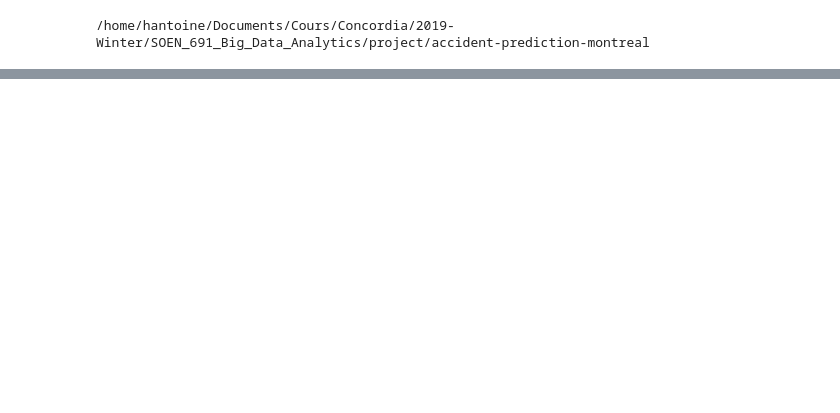
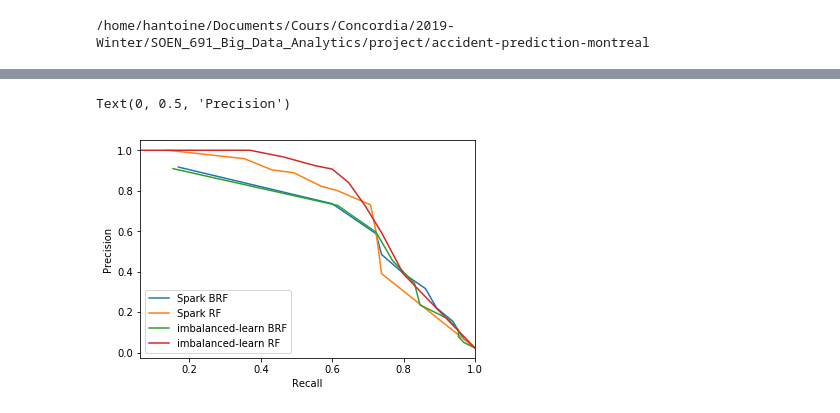
Before and after one commit to big-data-lab-team/accident-prediction-montreal, a Jupyter notebook: notebooks/test_BRF.ipynb, the cells around one changed output, grey strips where cells are left out. Drawn from its saved outputs; the diff is of its cells as text; code cells hidden in the pictures; blank space fills up the shorter version.

Commit message:
Add notebook for results figure

```diff
--- a/notebooks/test_BRF.ipynb
+++ b/notebooks/test_BRF.ipynb
@@ -170,0 +136,20 @@ F1 score = 0.8909451530194905
+# %%
+from random_forest import compute_threshold_dependent_metrics
+from evaluate import evaluate_binary_classifier
+from sklearn.metrics import balanced_accuracy_score
+
+results = {
+    'algo': ['imbalanced-learn rf', 'imbalanced-learn brf', 'spark brf', 'spark rf', 'spark urf'],
+    'y_preds': [y_pred_rf, y_pred_brf, y_pred_brf_sp, y_pred_rf_sp, y_pred_urf_sp],
+    'preds': [pred_rf_il, pred_brf_il, pred_brf, pred_rf, pred_urf]
+}
+results['balanced_accuracy'] = [balanced_accuracy_score(y_test, y_pred) for y_pred in results['y_preds']]
+results['AUCs'] = [evaluate_binary_classifier(pred) for pred in results['preds']]
+results['Area under PR'] = [AUCs[0] for AUCs in results['AUCs']]
+results['Area under ROC'] = [AUCs[1] for AUCs in results['AUCs']]
+metrics = [compute_threshold_dependent_metrics(spark, pred, 10) for pred in results['preds']]
+del results['AUCs']
+del results['y_preds']
+del results['preds']
+import pandas as pd
+results = pd.DataFrame(results).set_index('algo')
@@ -170,0 +170,29 @@ F1 score = 0.8909451530194905
+# %%
+ax = None
+ax = (metrics[2][['Recall', 'Precision']]
+      .append(pd.DataFrame({'Precision': [0.916667], 'Recall': [0.169231]}), sort=True) # with threshold at 0.9975
+      .dropna()
+      .rename(columns={'Precision': 'Spark BRF'})
+      .plot(x='Recall', y='Spark BRF'))
+ax = (metrics[3][['Recall', 'Precision']]
+      .dropna()
+      .rename(columns={'Precision': 'Spark RF'})
+      .plot(x='Recall', y='Spark RF', ax=ax))
+# ax = (metrics[4][['Recall', 'Precision']]
+#       .dropna()
+#       .rename(columns={'Precision': 'URF'})
+#       .plot(x='Recall', y='URF', ax=ax))
+ax = (metrics[1][['Recall', 'Precision']]
+      .append(pd.DataFrame({'Precision': [0.909091], 'Recall': [0.153846]})) # with threshold at 0.9975
+      .dropna()
+      .rename(columns={'Precision': 'imbalanced-learn BRF'})
+      .plot(x='Recall', y='imbalanced-learn BRF', ax=ax))
+ax = (metrics[0][['Recall', 'Precision']]
+      .dropna()
+      .rename(columns={'Precision': 'imbalanced-learn RF'})
+      .plot(x='Recall', y='imbalanced-learn RF', ax=ax))
+ax = ax.set_ylabel('Precision')
+ax
+# %% [output]
+Text(0, 0.5, 'Precision')
+[figure, added]
```
Also changed, not shown: parts of 17 cells of this notebook, 4 other files.
